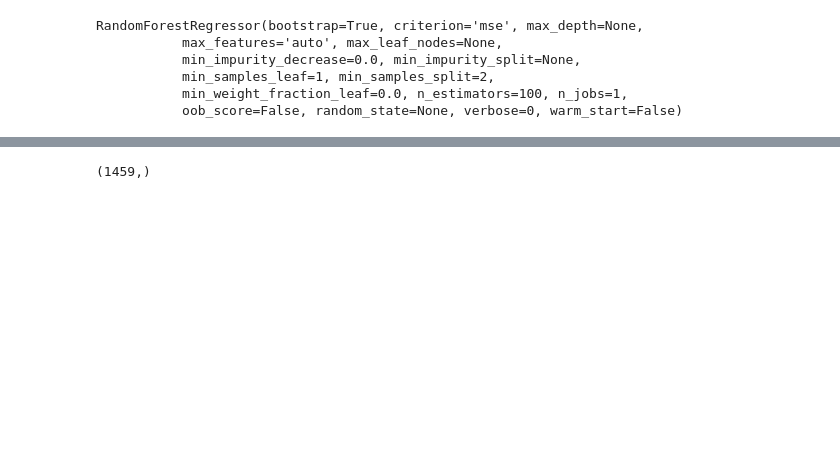
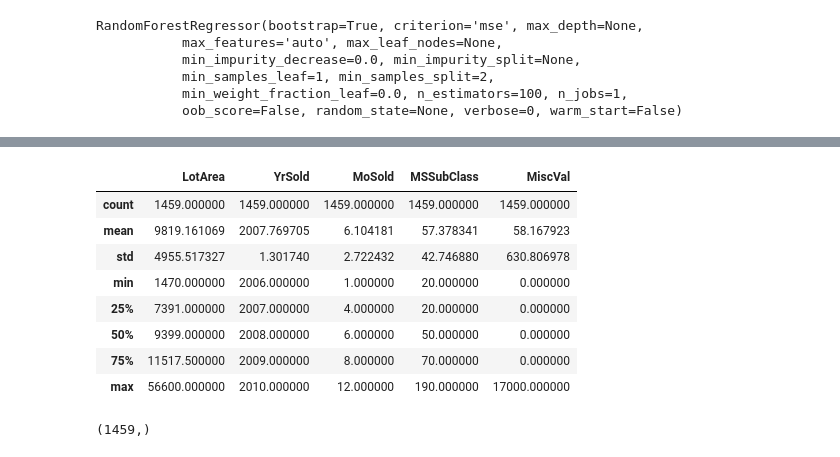
Before and after one commit to riccardolorenzon/kaggle-competitions, a Jupyter notebook: house-prices-prediction/real-estate-prices-prediction.ipynb, the cells around one changed output, grey strips where cells are left out. Saved outputs shown, nothing was run; the diff lists cells and outputs as text; code cells hidden in the pictures; blank space fills up the shorter version.

```diff
--- a/house-prices-prediction/real-estate-prices-prediction.ipynb
+++ b/house-prices-prediction/real-estate-prices-prediction.ipynb
@@ -220 +240,13 @@ df_test_filtered.head()
+# %%
+df_test.describe()
+# %% [output]
+|  | LotArea | YrSold | MoSold | MSSubClass | MiscVal |
+| count | 1459.000000 | 1459.000000 | 1459.000000 | 1459.000000 | 1459.000000 |
+| mean | 9819.161069 | 2007.769705 | 6.104181 | 57.378341 | 58.167923 |
+| std | 4955.517327 | 1.301740 | 2.722432 | 42.746880 | 630.806978 |
+| min | 1470.000000 | 2006.000000 | 1.000000 | 20.000000 | 0.000000 |
+| 25% | 7391.000000 | 2007.000000 | 4.000000 | 20.000000 | 0.000000 |
+| 50% | 9399.000000 | 2008.000000 | 6.000000 | 50.000000 | 0.000000 |
+| 75% | 11517.500000 | 2009.000000 | 8.000000 | 70.000000 | 0.000000 |
+| max | 56600.000000 | 2010.000000 | 12.000000 | 190.000000 | 17000.000000 |
 # %%
```
Also changed, not shown: parts of 18 cells of this notebook.
